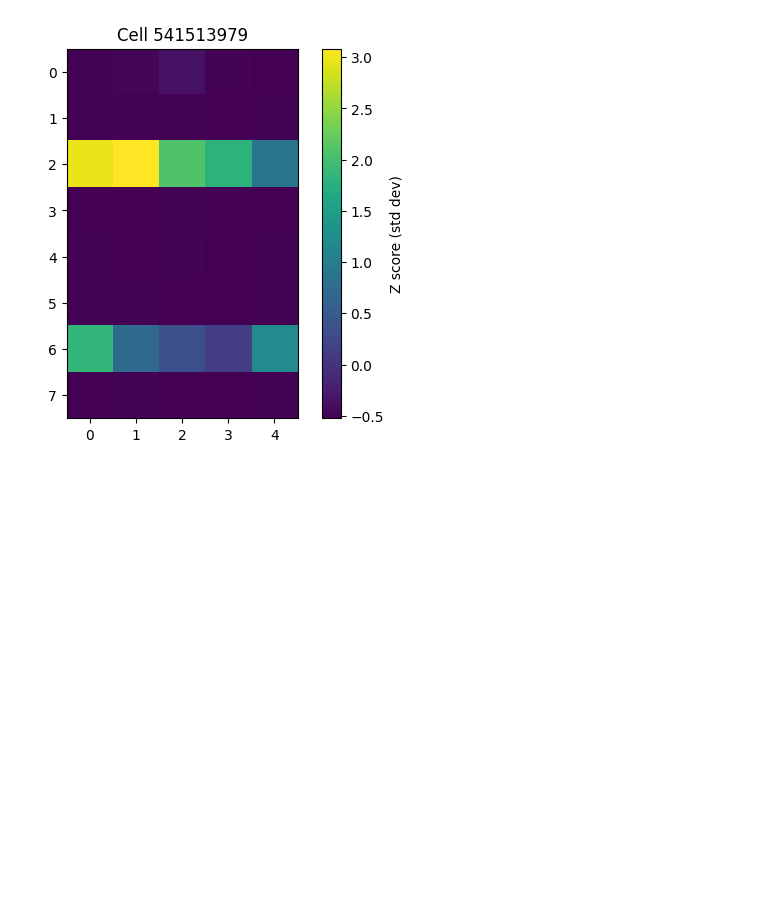
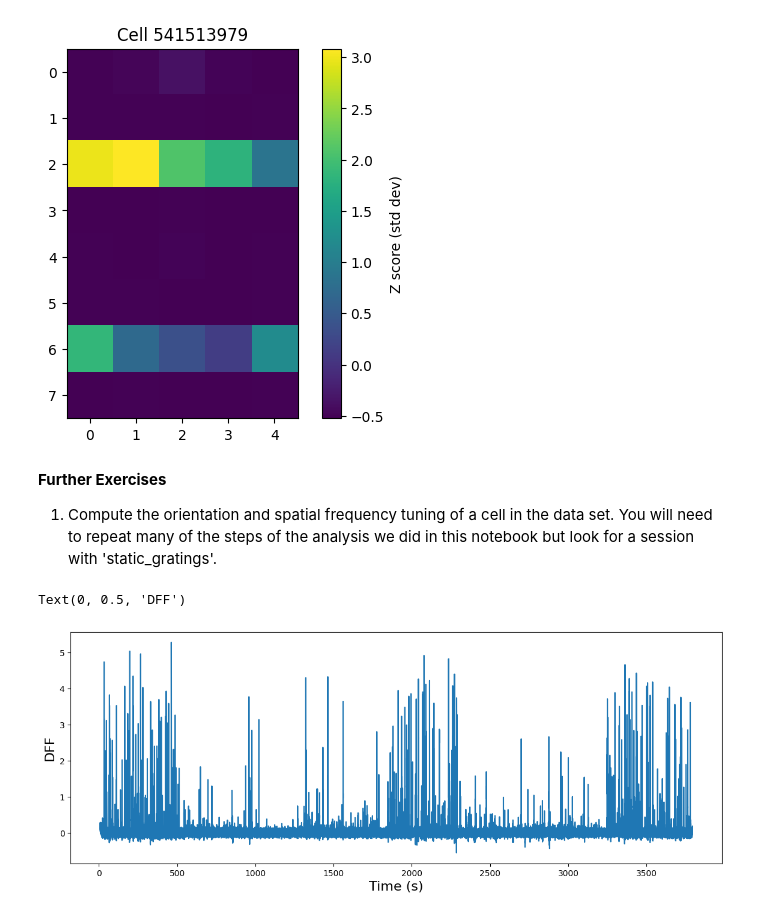
Before and after one commit to mahagueheme-Lesly/TReND-CaMinA, a Jupyter notebook: notebooks/Zambia25/07-to-10-Mon-toThu-AllenTutorial/solutions/Session_2_Tuning_Curves_solutions.ipynb, the cells around one changed output. Drawn from its saved outputs; the diff is of its cells as text; code cells hidden in the pictures; blank space fills up the shorter version.

Commit message:
updated session 2 allen institute

```diff
--- a/notebooks/Zambia25/07-to-10-Mon-toThu-AllenTutorial/solutions/Session_2_Tuning_Curves_solutions.ipynb
+++ b/notebooks/Zambia25/07-to-10-Mon-toThu-AllenTutorial/solutions/Session_2_Tuning_Curves_solutions.ipynb
@@ -519,3 +519,39 @@ plt.title("Cell "+str(cell_id)) #Add a title so we know what the plot is of
 # %% [output]
 Text(0.5, 1.0, 'Cell 541513979')
 [figure]
+# %% [markdown]
+**Further Exercises**
+
+1. Compute the orientation and spatial frequency tuning of a cell in the data set.  You will need to repeat many of the steps of the analysis we did in this notebook but look for a session with 'static_gratings'.
+# %%
+# we can repeat the steps above, but look for 'static_gratings'.  The following code will find the session with the same cell we looked at above.
+exps = boc.get_ophys_experiments(cell_specimen_ids=[cell_id], stimuli=['static_gratings'])
+
+# if we wanted to pick another cell, we could return ALL experiments with the following call:
+# exps = boc.get_ophys_experiments(stimuli=['static_gratings'])
+
+# which ever way we choose, the following code will select the first session in the 'exps' list and retrieve the data.
+session_id = exps[0]['id']
+data_set = boc.get_ophys_experiment_data(session_id)
+# %%
+# retrieve the dff trace and time stamps
+
+# the following call will get the dff trace for the cell_id we analyzed above.
+timestamps, dff = data_set.get_dff_traces(cell_specimen_ids=[cell_id])
+
+# the following call will get ALL dff traces in the session and we can choose any cell index that we would like to analyze.
+# timestamps, dff = data_set.get_dff_traces()
+
+
+# this gets the first trace in the dff array
+dff_trace = dff[0,:]
+# %%
+# let's plot this and see what it looks like
+
+plt.figure(figsize=(14,5))
+plt.plot(timestamps, dff_trace)
+plt.xlabel("Time (s)", fontsize=16)
+plt.ylabel("DFF", fontsize=16)
+# %% [output]
+Text(0, 0.5, 'DFF')
+[figure, added]
```
Also changed, not shown: parts of 26 cells of this notebook, 1 other file.
